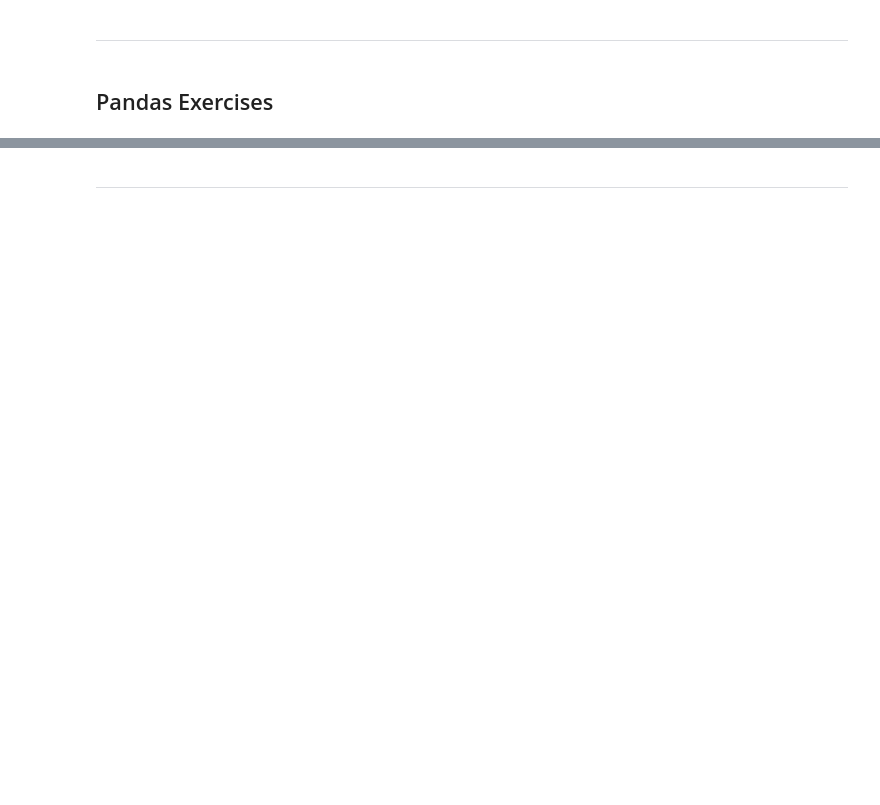
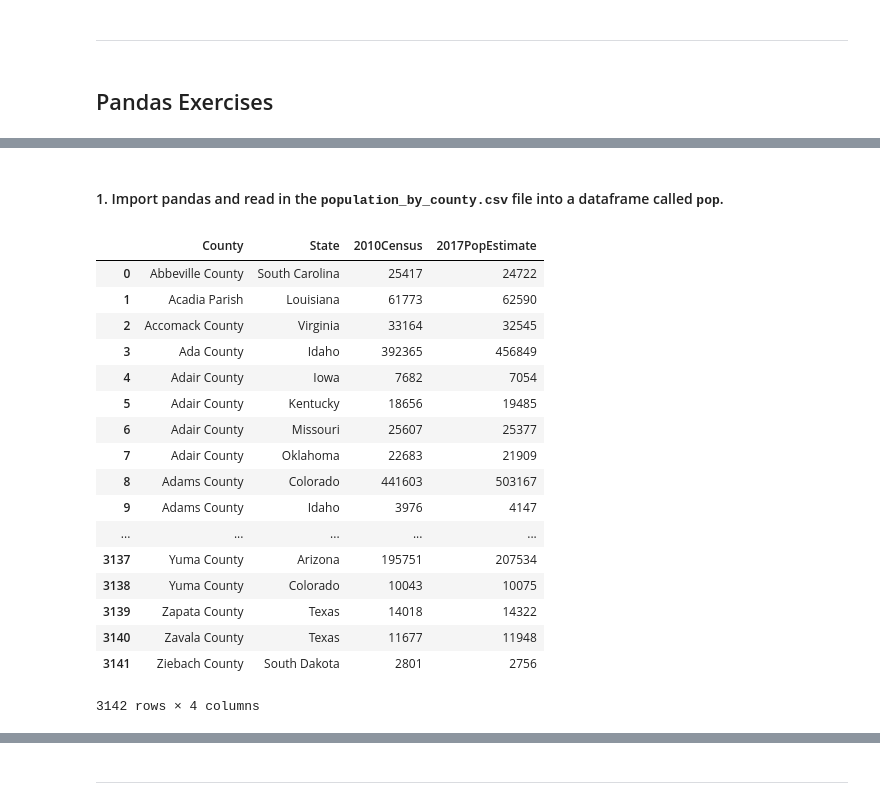
Before and after one commit to BrunoMonti/-Re-Training, a Jupyter notebook: Udemy/Python for Time Series Data Analysis/Pandas Chapter.ipynb, the cells around one changed output, grey strips where cells are left out. Saved outputs shown, nothing was run; the diff lists cells and outputs as text; code cells hidden in the pictures; blank space fills up the shorter version.

Commit message:
Execrcises
doing some eexercizes of pandas chapter

```diff
--- a/Udemy/Python for Time Series Data Analysis/Pandas Chapter.ipynb
+++ b/Udemy/Python for Time Series Data Analysis/Pandas Chapter.ipynb
@@ -829,0 +882,2 @@ df2 = pd.read_excel('Excel_Sample.xlsx', sheet_name=)
+# %% [markdown]
+#### 1. Import pandas and read in the <tt>population_by_county.csv</tt> file into a dataframe called <tt>pop</tt>.
@@ -829,0 +886,22 @@ df2 = pd.read_excel('Excel_Sample.xlsx', sheet_name=)
+# %%
+pop = pd.read_csv(r"F:\Documentos\Udemy\Python for Time Series Data Analysis\UDEMY_TSA_FINAL\Data\population_by_county.csv")
+pop
+# %% [output]
+|  | County | State | 2010Census | 2017PopEstimate |
+| 0 | Abbeville County | South Carolina | 25417 | 24722 |
+| 1 | Acadia Parish | Louisiana | 61773 | 62590 |
+| 2 | Accomack County | Virginia | 33164 | 32545 |
+| 3 | Ada County | Idaho | 392365 | 456849 |
+| 4 | Adair County | Iowa | 7682 | 7054 |
+| 5 | Adair County | Kentucky | 18656 | 19485 |
+| 6 | Adair County | Missouri | 25607 | 25377 |
+| 7 | Adair County | Oklahoma | 22683 | 21909 |
+| 8 | Adams County | Colorado | 441603 | 503167 |
+| 9 | Adams County | Idaho | 3976 | 4147 |
+| ... | ... | ... | ... | ... |
+| 3137 | Yuma County | Arizona | 195751 | 207534 |
+| 3138 | Yuma County | Colorado | 10043 | 10075 |
+| 3139 | Zapata County | Texas | 14018 | 14322 |
+| 3140 | Zavala County | Texas | 11677 | 11948 |
+| 3141 | Ziebach County | South Dakota | 2801 | 2756 |
+3142 rows × 4 columns
```
Also changed, not shown: parts of 40 cells of this notebook.
